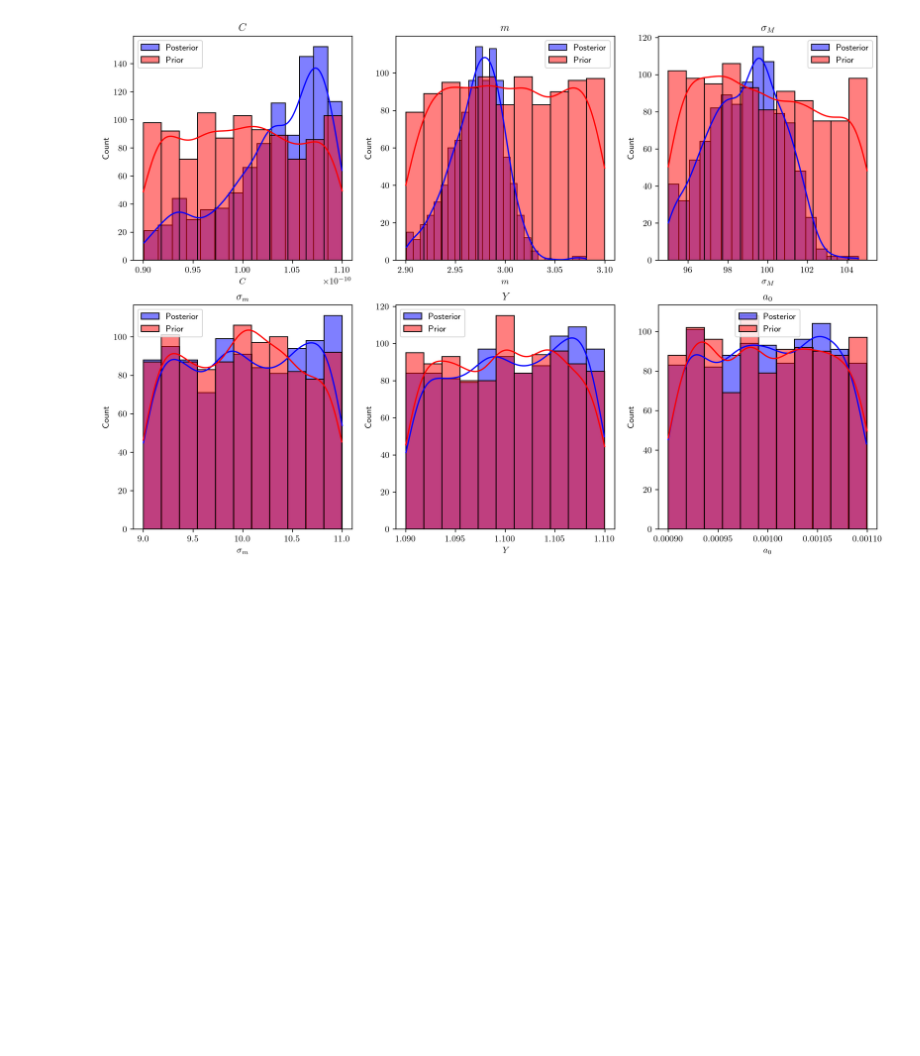
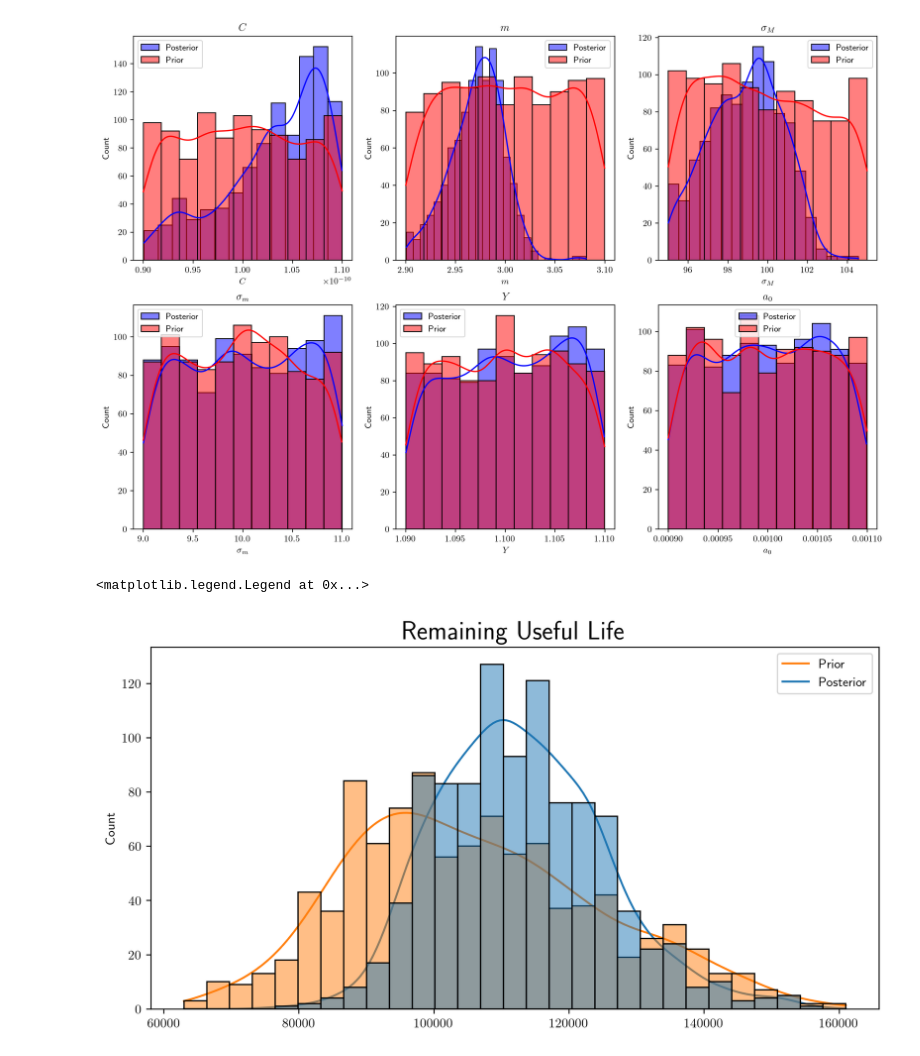
Before and after one commit to EdgarJaber/bayes-calibration-for-prognostics, a Jupyter notebook: methodology_crack_growth.ipynb, the cells around one changed output. Drawn from its saved outputs; the diff is of its cells as text; code cells hidden in the pictures; blank space fills up the shorter version.

```diff
--- a/methodology_crack_growth.ipynb
+++ b/methodology_crack_growth.ipynb
@@ -356,3 +356,21 @@ for i in range(6):
     axs[i//3, i%3].legend()
 # %% [output]
 [figure]
+# %%
+rul_before, rul_after = [], []
+for i in range(n_max):
+    N_values, a_values = res[i]
+    rul_before.append(N_values[-1])
+    N_values, a_values = doe[i]
+    rul_after.append(N_values[-1])
+rul_before, rul_after = np.asarray(rul_before), np.asarray(rul_after)
+# %%
+rul_df = pd.DataFrame({'RUL before': rul_before, 'RUL after': rul_after})
+# %%
+fig, ax = plt.subplots(1, 1, figsize=(10, 5))
+sns.histplot(rul_df, ax=ax, kde=True, color='blue', zorder=10)
+ax.set_title('Remaining Useful Life', fontsize=20)
+ax.legend(['Prior', 'Posterior'], fontsize=10)
+# %% [output]
+<matplotlib.legend.Legend at 0x...>
+[figure, added]
```
Also changed, not shown: parts of 2 cells of this notebook, 6 other files.
